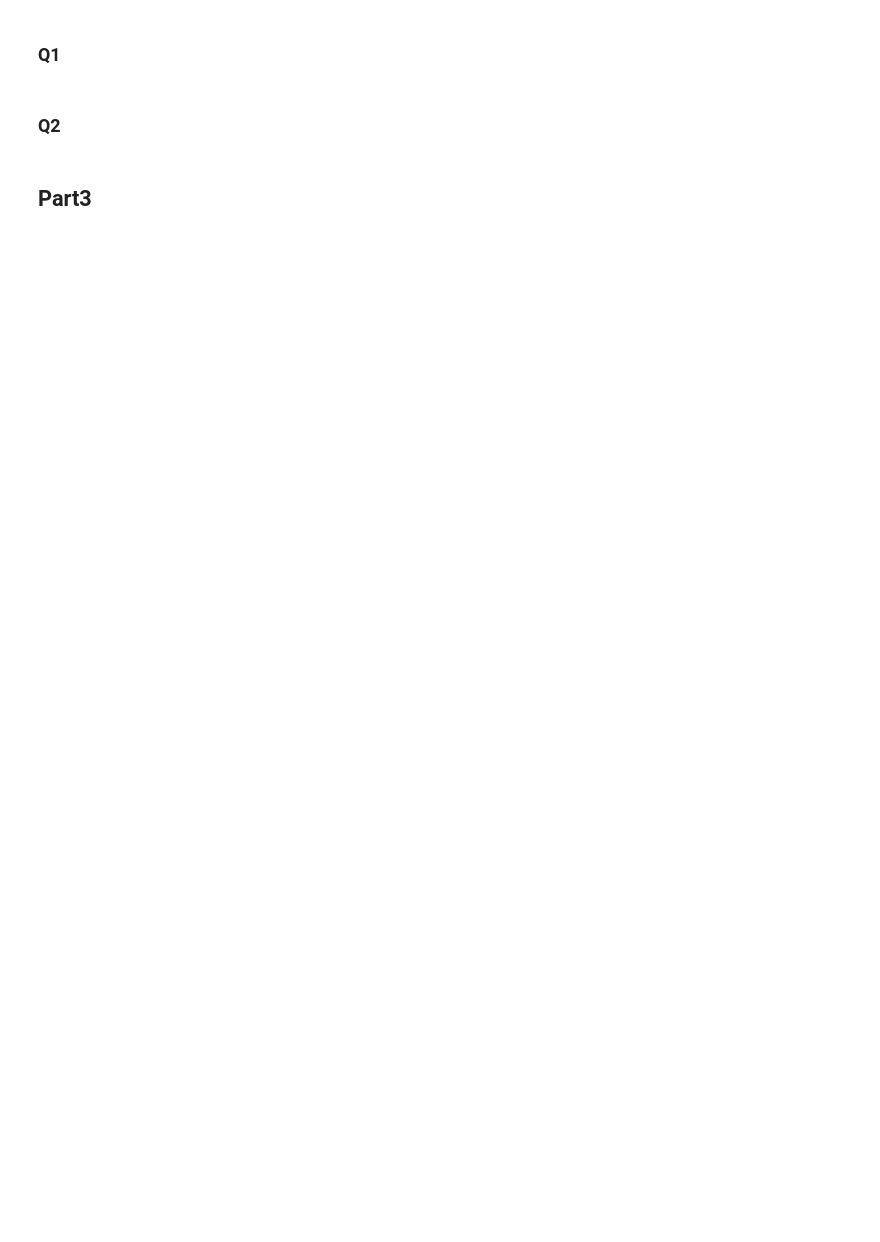
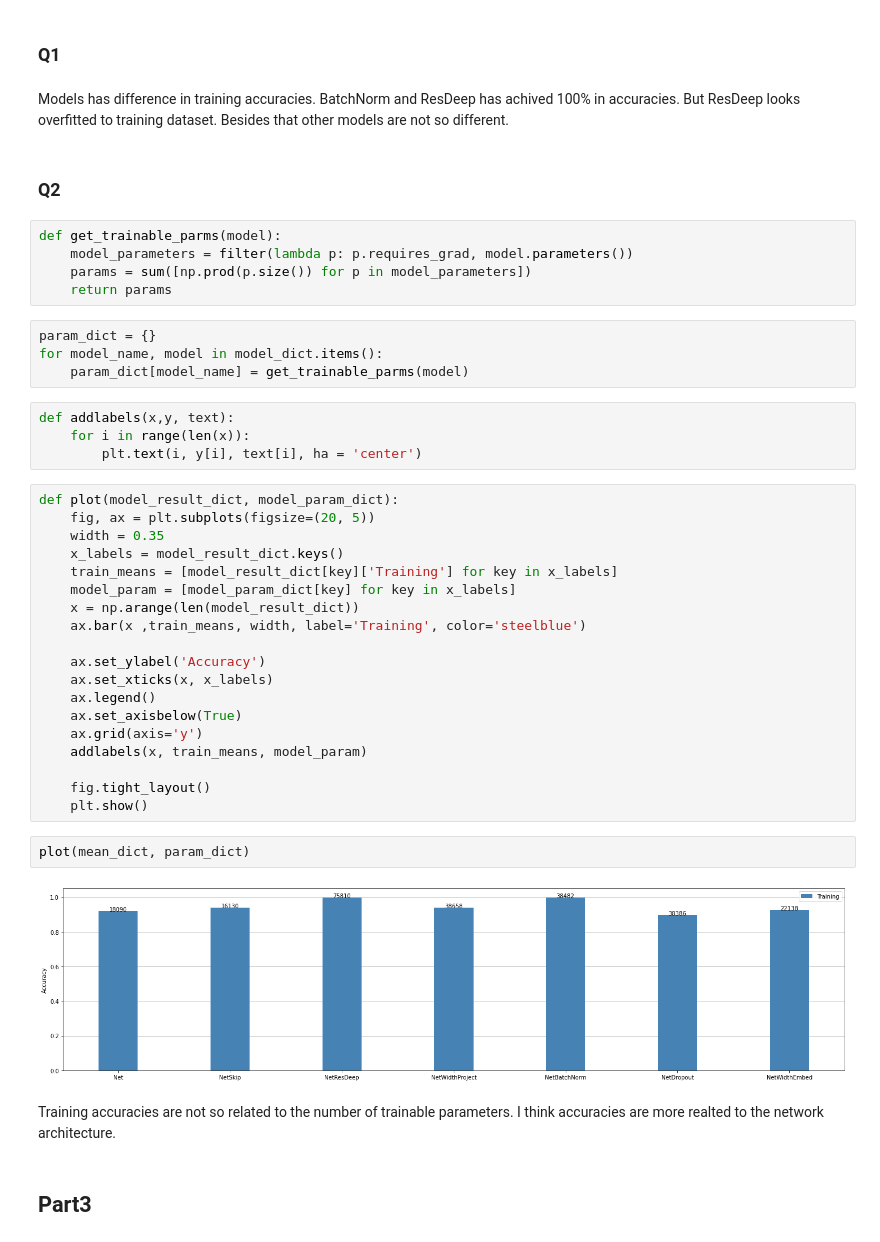
Before and after one commit to 2U1/NN, a Jupyter notebook: Assignment4/cnnA4.ipynb, the cells around one changed output. Cells and saved outputs as stored; diff of their text form; blank space fills up the shorter version.

```diff
--- a/Assignment4/cnnA4.ipynb
+++ b/Assignment4/cnnA4.ipynb
@@ -457,6 +489,46 @@ plotting(mean_dict, std_dict)
 # %% [markdown]
 ### Q1
+# %% [markdown]
+Models has difference in training accuracies. BatchNorm and ResDeep has achived 100% in accuracies. But ResDeep looks overfitted to training dataset. Besides that other models are not so different.
 # %% [markdown]
 ### Q2
+# %%
+def get_trainable_parms(model):
+    model_parameters = filter(lambda p: p.requires_grad, model.parameters())
+    params = sum([np.prod(p.size()) for p in model_parameters])
+    return params
+# %%
+param_dict = {}
+for model_name, model in model_dict.items():
+    param_dict[model_name] = get_trainable_parms(model)
+# %%
+def addlabels(x,y, text):
+    for i in range(len(x)):
+        plt.text(i, y[i], text[i], ha = 'center')
+# %%
+def plot(model_result_dict, model_param_dict):
+    fig, ax = plt.subplots(figsize=(20, 5))
+    width = 0.35
+    x_labels = model_result_dict.keys()
+    train_means = [model_result_dict[key]['Training'] for key in x_labels]
+    model_param = [model_param_dict[key] for key in x_labels]
+    x = np.arange(len(model_result_dict))
+    ax.bar(x ,train_means, width, label='Training', color='steelblue')
+
+    ax.set_ylabel('Accuracy')
+    ax.set_xticks(x, x_labels)
+    ax.legend()
+    ax.set_axisbelow(True)
+    ax.grid(axis='y')
+    addlabels(x, train_means, model_param)
+
+    fig.tight_layout()
+    plt.show()
+# %%
+plot(mean_dict, param_dict)
+# %% [output]
+[figure, added]
+# %% [markdown]
+Training accuracies are not so related to the number of trainable parameters. I think accuracies are more realted to the network architecture.
 # %% [markdown]
 ## Part3
```
Also changed, not shown: parts of 20 cells of this notebook.
